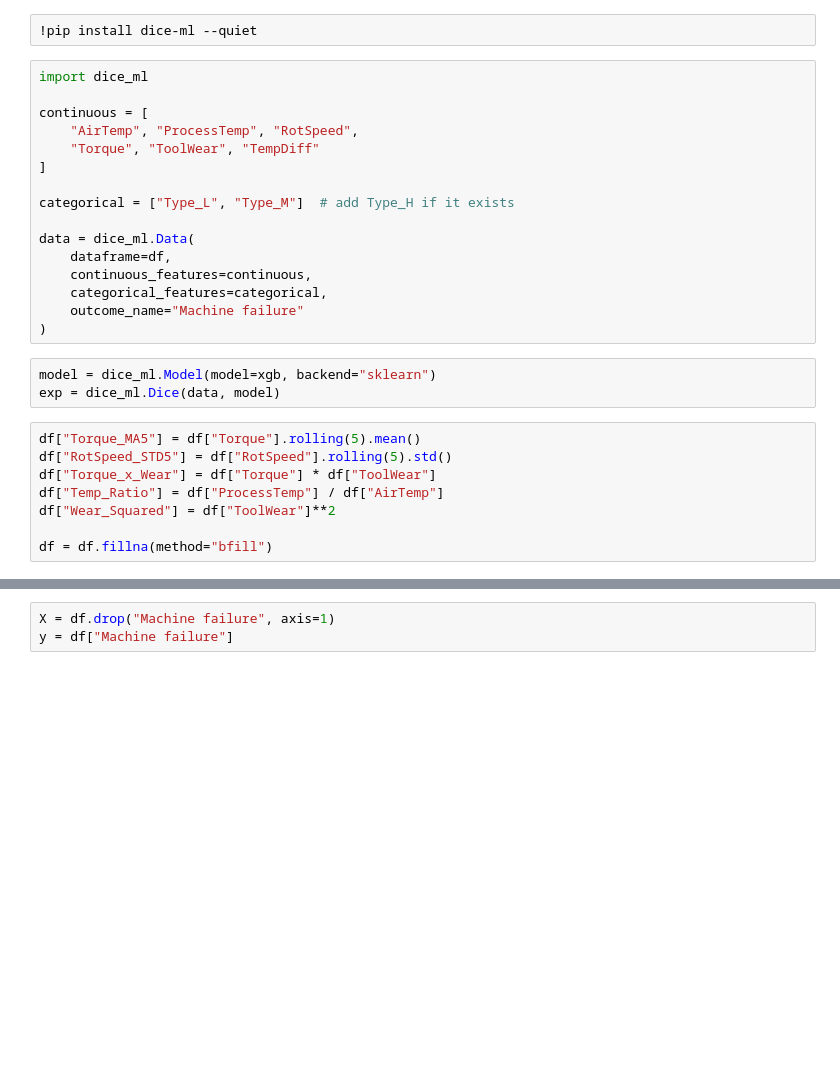
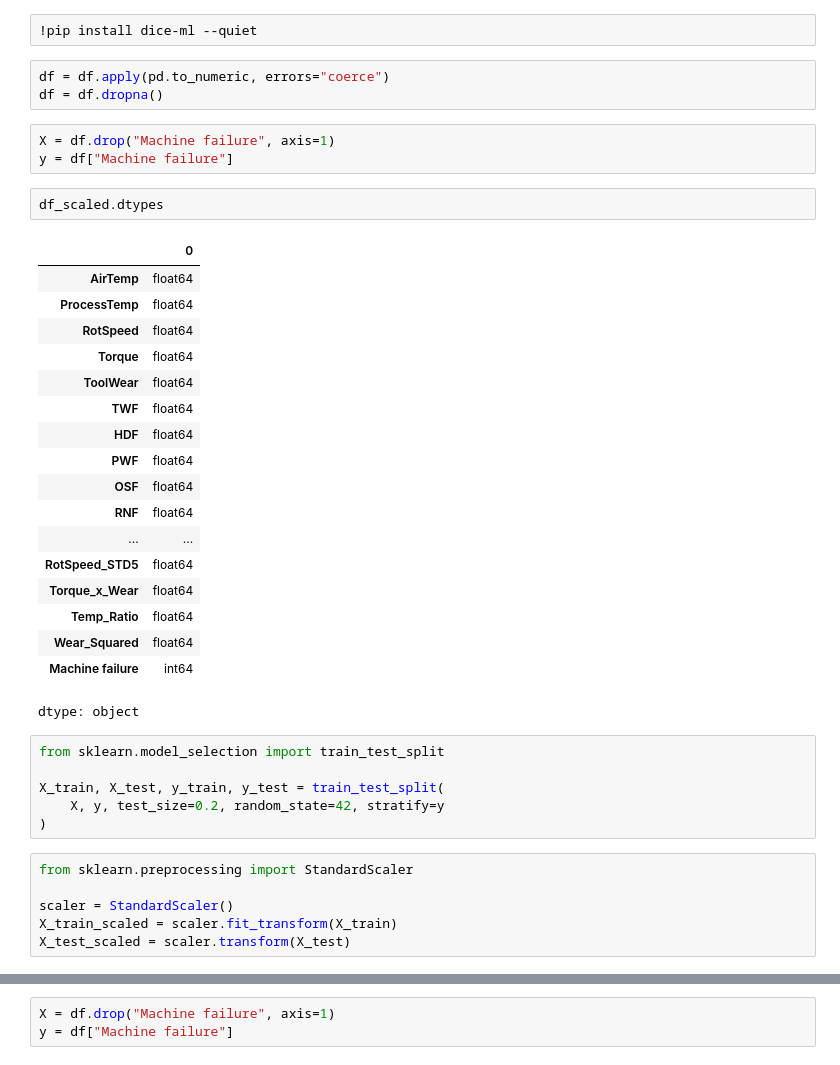
Before and after one commit to Annrosejojue/Industrial-Failure-Predictor, a Jupyter notebook: Industrial_Failure_Predictor.ipynb, the cells around one changed output, grey strips where cells are left out. Drawn from its saved outputs; the diff is of its cells as text; blank space fills up the shorter version.

```diff
--- a/Industrial_Failure_Predictor.ipynb
+++ b/Industrial_Failure_Predictor.ipynb
@@ -346,30 +346,42 @@ Index(['AirTemp', 'ProcessTemp', 'RotSpeed', 'Torque', 'ToolWear',
       dtype='object')
 # %%
 !pip install dice-ml --quiet
-# %%
-import dice_ml
-
-continuous = [
-    "AirTemp", "ProcessTemp", "RotSpeed",
-    "Torque", "ToolWear", "TempDiff"
-]
-
-categorical = ["Type_L", "Type_M"]  # add Type_H if it exists
-
-data = dice_ml.Data(
-    dataframe=df,
-    continuous_features=continuous,
-    categorical_features=categorical,
-    outcome_name="Machine failure"
-)
-# %%
-model = dice_ml.Model(model=xgb, backend="sklearn")
-exp = dice_ml.Dice(data, model)
-# %%
-df["Torque_MA5"] = df["Torque"].rolling(5).mean()
-df["RotSpeed_STD5"] = df["RotSpeed"].rolling(5).std()
-df["Torque_x_Wear"] = df["Torque"] * df["ToolWear"]
-df["Temp_Ratio"] = df["ProcessTemp"] / df["AirTemp"]
-df["Wear_Squared"] = df["ToolWear"]**2
-
-df = df.fillna(method="bfill")
+# %%
+df = df.apply(pd.to_numeric, errors="coerce")
+df = df.dropna()
+# %%
+X = df.drop("Machine failure", axis=1)
+y = df["Machine failure"]
+# %%
+df_scaled.dtypes
+# %% [output]
+|  | 0 |
+| AirTemp | float64 |
+| ProcessTemp | float64 |
+| RotSpeed | float64 |
+| Torque | float64 |
+| ToolWear | float64 |
+| TWF | float64 |
+| HDF | float64 |
+| PWF | float64 |
+| OSF | float64 |
+| RNF | float64 |
+| ... | ... |
+| RotSpeed_STD5 | float64 |
+| Torque_x_Wear | float64 |
+| Temp_Ratio | float64 |
+| Wear_Squared | float64 |
+| Machine failure | int64 |
+dtype: object
+# %%
+from sklearn.model_selection import train_test_split
+
+X_train, X_test, y_train, y_test = train_test_split(
+    X, y, test_size=0.2, random_state=42, stratify=y
+)
+# %%
+from sklearn.preprocessing import StandardScaler
+
+scaler = StandardScaler()
+X_train_scaled = scaler.fit_transform(X_train)
+X_test_scaled = scaler.transform(X_test)
```
Also changed, not shown: parts of 11 cells of this notebook.
